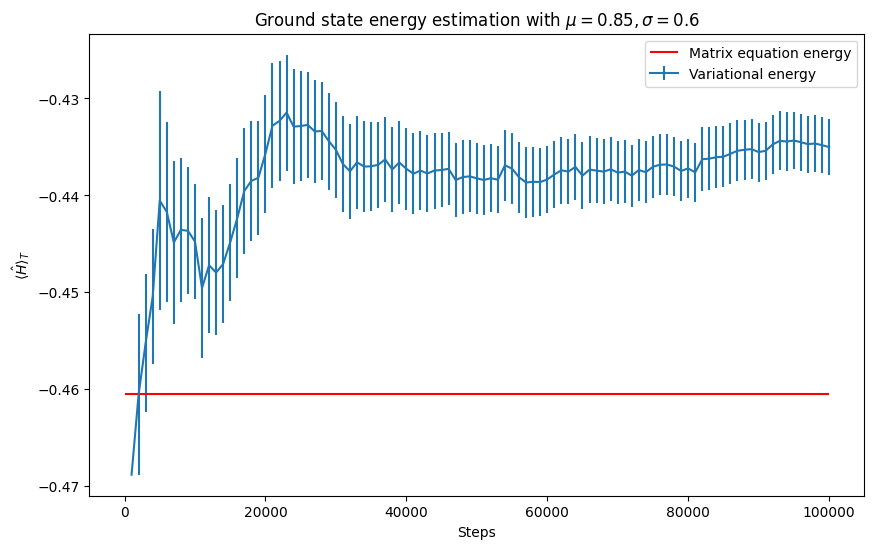
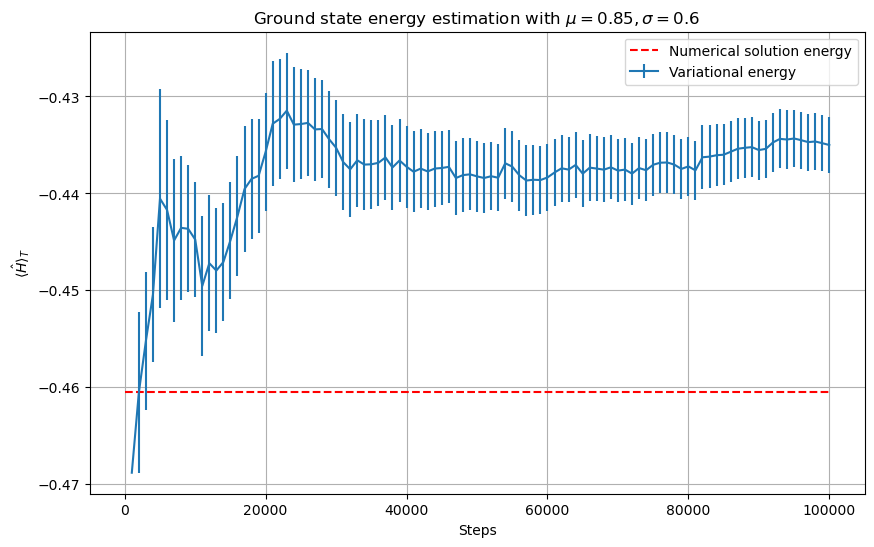
Unified diff of the notebook cell whose output changed from the first chart to the second:
--- before
+++ after
@@ -5,7 +5,8 @@
 fig = plt.figure(figsize=(10,6))
 plt.errorbar(blocks*1000, energy, err, label="Variational energy")
-plt.hlines(E_gs, 0, blocks[-1]*1000, color="red", label="Matrix equation energy")
+plt.hlines(E_gs, 0, blocks[-1]*1000, color="red", linestyle="--", label="Numerical solution energy")
 plt.title("Ground state energy estimation with $\\mu=0.85,\\sigma=0.6$")
 plt.xlabel("Steps")
 plt.ylabel(r"$\langle\hat{H}\rangle_T$")
+plt.grid()
 plt.legend();

Commit: Finished exercise 9